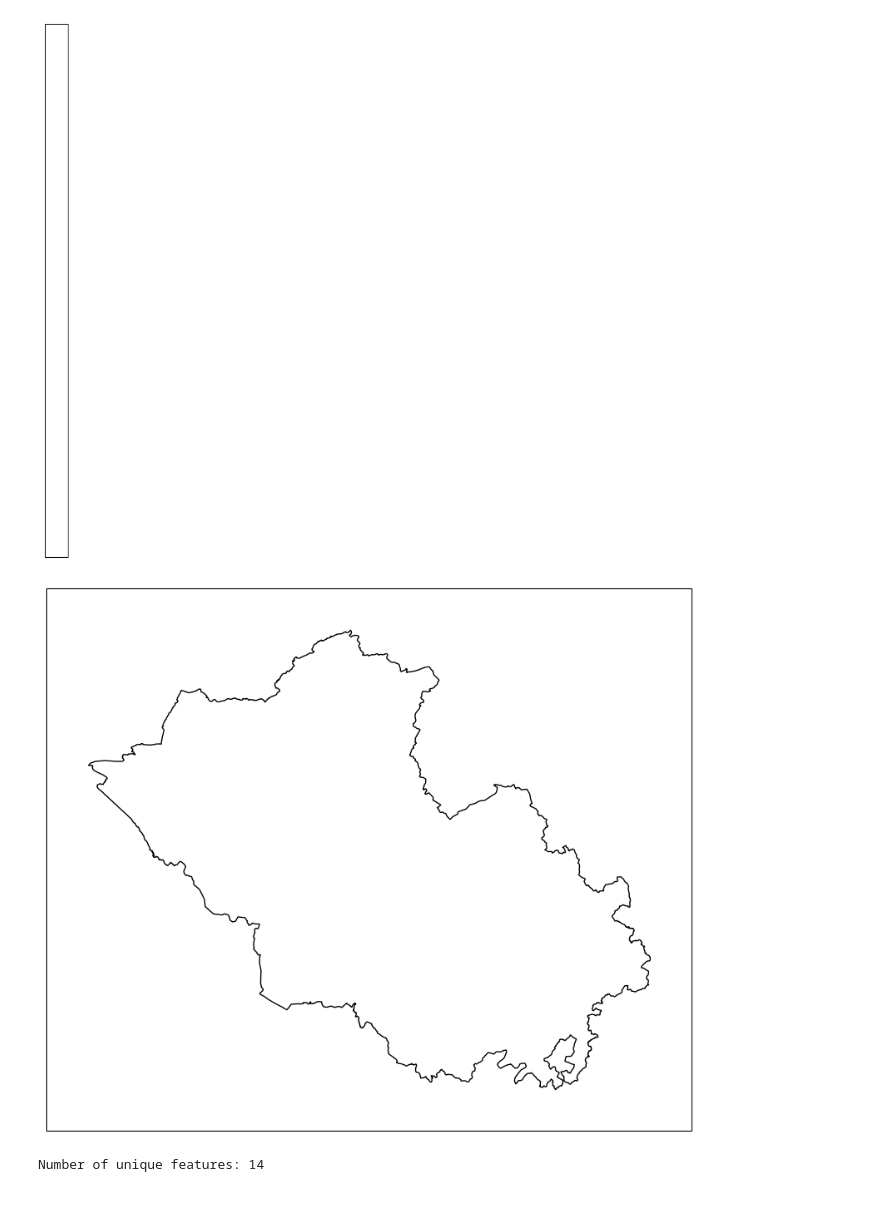
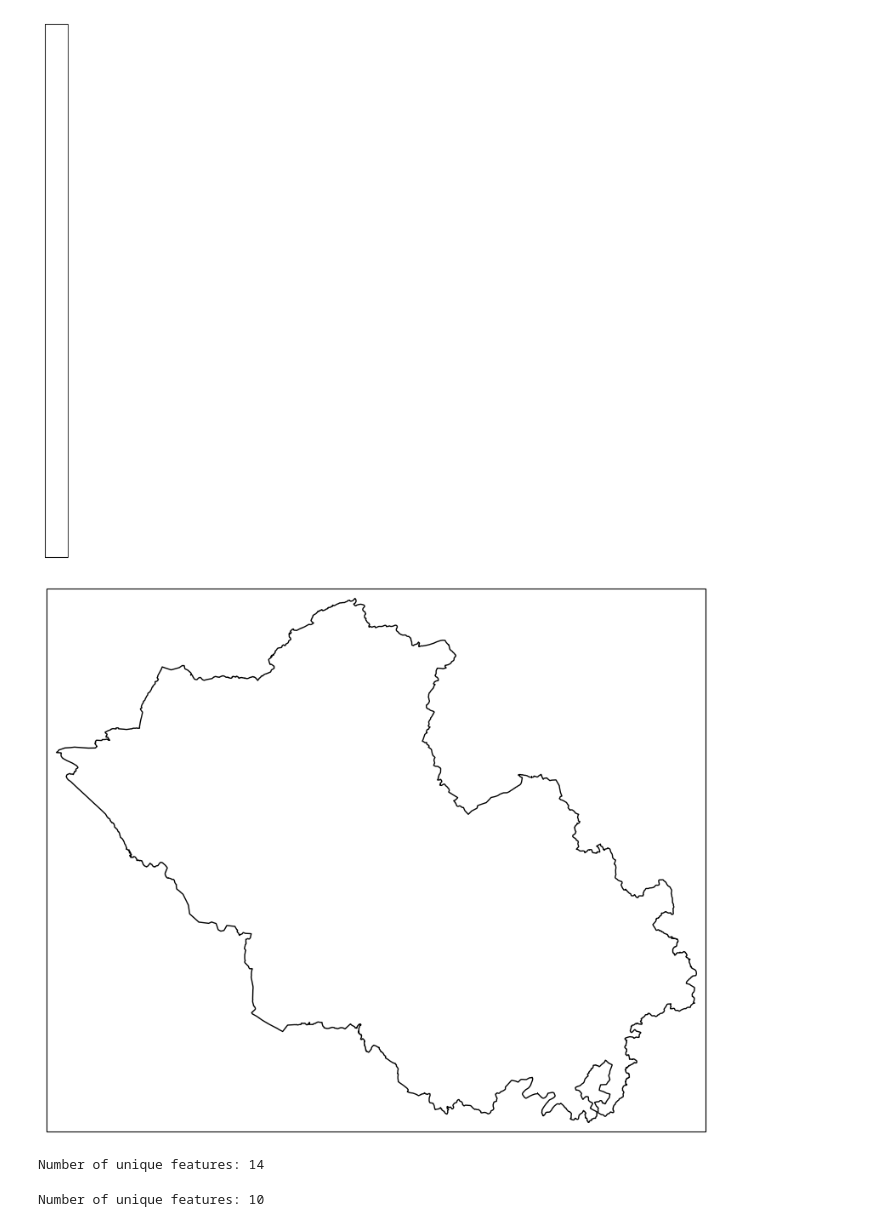
Before and after one commit to fd1807/EGM722_Project, a Jupyter notebook: Project_EGM722.ipynb, the cells around one changed output. Cells and saved outputs as stored; diff of their text form; code cells hidden in the pictures.

Commit message:
added flooded subset function

```diff
--- a/Project_EGM722.ipynb
+++ b/Project_EGM722.ipynb
@@ -116,12 +136,12 @@ ax = plt.axes(projection=myCRS)  # finally, create an axes object in the figure,
 # %%
 # first, we just add the outline of Northern Ireland using cartopy's ShapelyFeature
 outline_feature = ShapelyFeature(outline['geometry'], myCRS, edgecolor='k', facecolor='w')
 xmin, ymin, xmax, ymax = outline.total_bounds
 ax.add_feature(outline_feature) # add the features we've created to the map.
-ax.set_extent([xmin-5000, xmax+5000, ymin-5000, ymax+5000], crs=myCRS)
+ax.set_extent([xmin-1000, xmax+1000, ymin-1000, ymax+1000], crs=myCRS)
 myFig
 # %% [output]
-[figure, old version]
+[figure, new version]
 # %%
 # get the number of unique municipalities we have in the dataset
 landcover_type = len(land_cover.LAND_COVER.unique())
@@ -130,2 +150,8 @@ landcover_type=list(land_cover.LAND_COVER.unique())
 # %% [output]
 Number of unique features: 14
+# %%
+landcover_flooded = len(land_flooded.LAND_COVER.unique())
+print('Number of unique features: {}'.format(landcover_flooded))
+landflooded=list(land_flooded.LAND_COVER.unique())
+# %% [output]
+Number of unique features: 10
```
Also changed, not shown: parts of 17 cells of this notebook.
